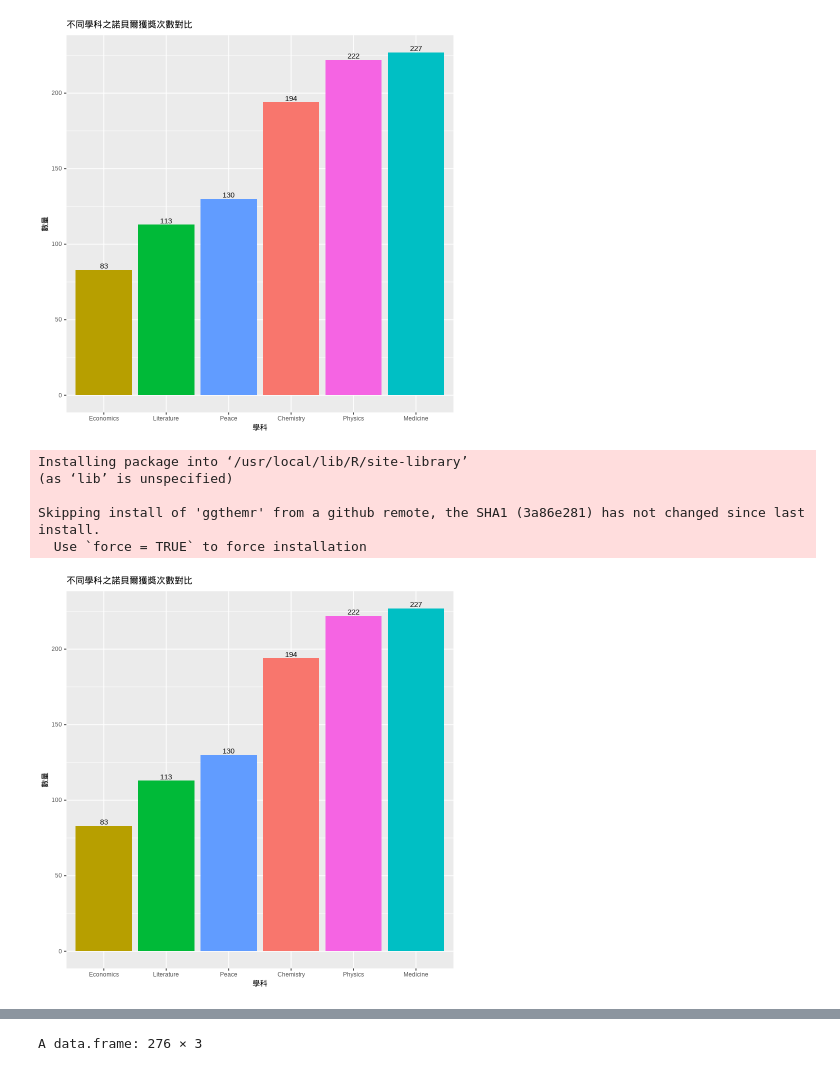
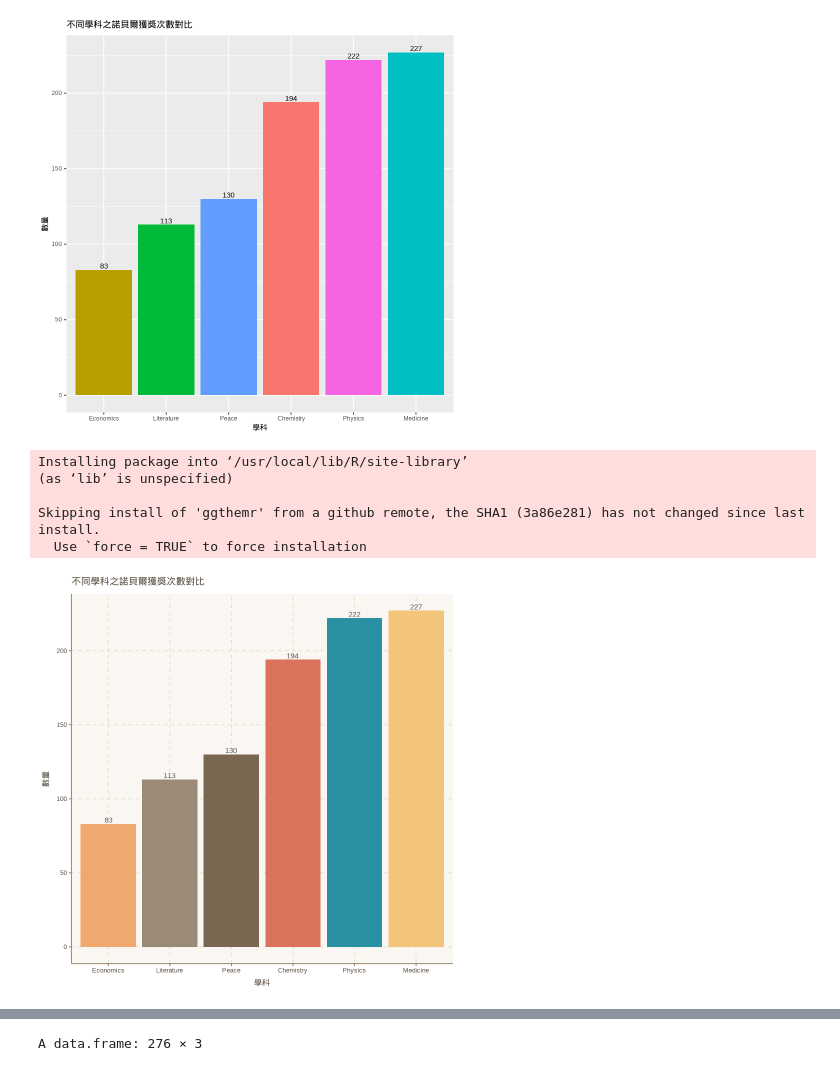
Before and after one commit to Allison-Lin/BigData, a Jupyter notebook: 1119.ipynb, the cells around one changed output, grey strips where cells are left out. Drawn from its saved outputs; the diff is of its cells as text; code cells hidden in the pictures.

```diff
--- a/1119.ipynb
+++ b/1119.ipynb
@@ -103,22 +103,21 @@ nobel %>%
 # %%
 install.packages("devtools")
 devtools::install_github('cttobin/ggthemr')
 library(ggthemr)
-ggthemr=("dust")
-
+ggthemr("dust")
 nobel %>%
  count(category) %>%
  ggplot(aes(x=fct_reorder(category,n),y=n,fill=category))+
  geom_col()+
  geom_text(aes(label=n),vjust=-0.25)+
  labs(title="不同學科之諾貝爾獲獎次數對比",x="學科",y="數量")+theme(legend.position="none")
 # %% [output]
 Installing package into ‘/usr/local/lib/R/site-library’
 (as ‘lib’ is unspecified)
 
 Skipping install of 'ggthemr' from a github remote, the SHA1 (3a86e281) has not changed since last install.
   Use `force = TRUE` to force installation
-[figure, old version]
+[figure, new version]
 # %%
 nobel %>%
  count(category) %>%
```
Also changed, not shown: parts of 7 cells of this notebook.
